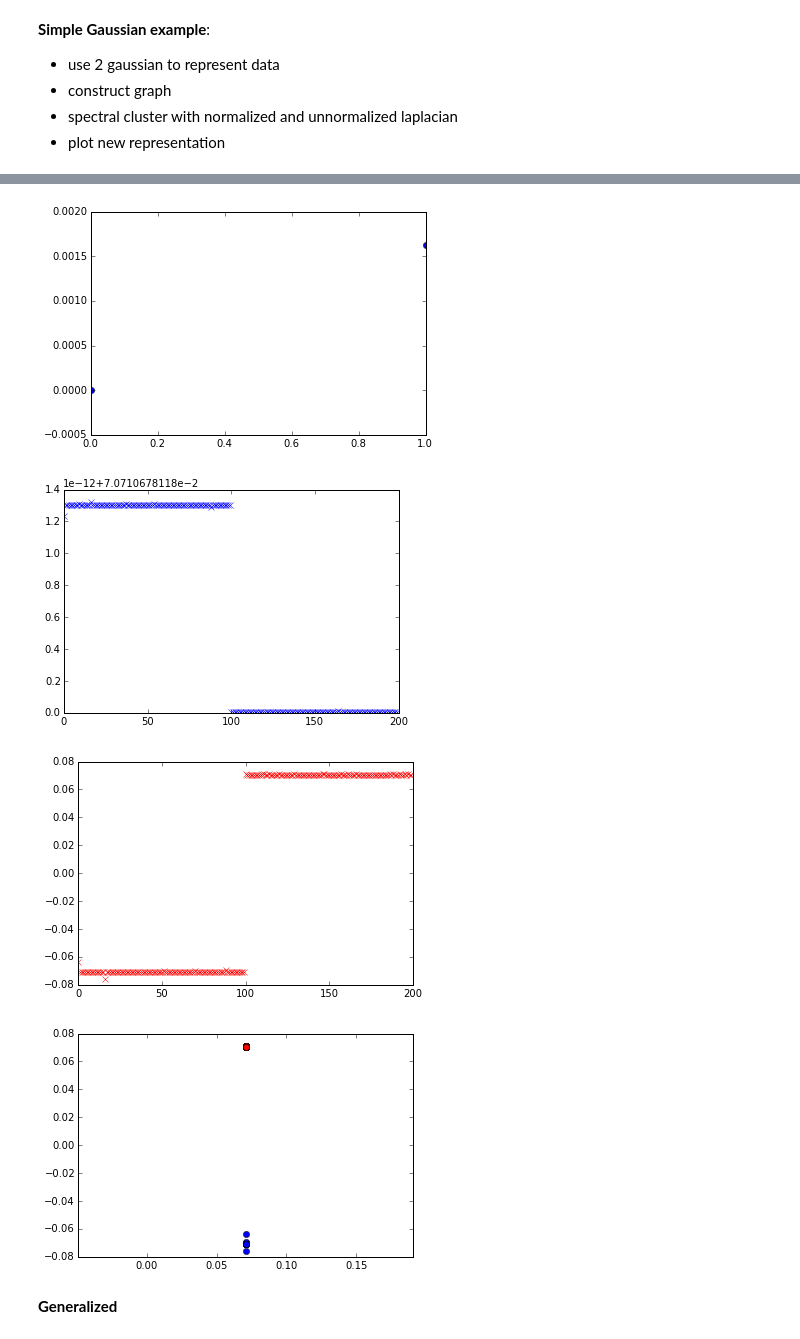
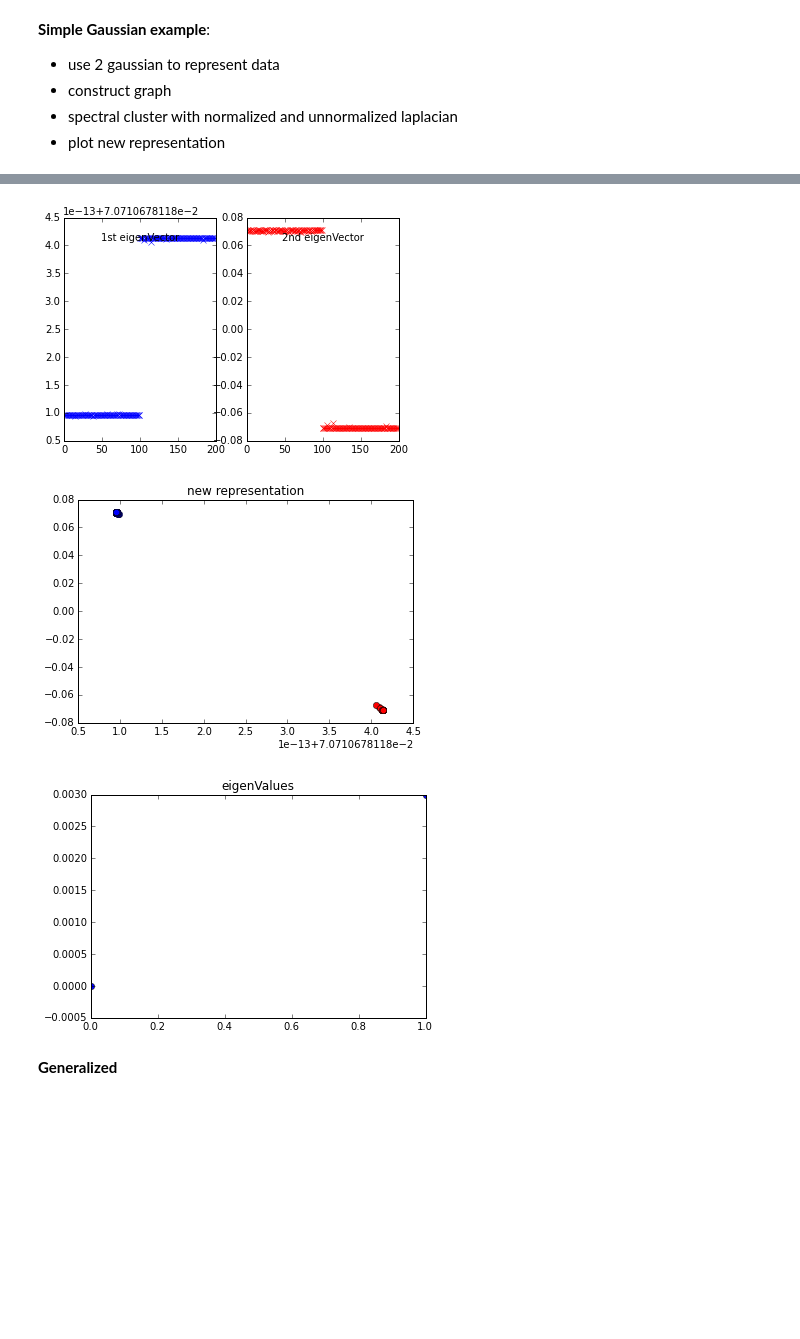
Before and after one commit to babakahmadi/Thesis, a Jupyter notebook: implementation/ Simple Gaussian example.ipynb, the cells around one changed output, grey strips where cells are left out. Saved outputs shown, nothing was run; the diff lists cells and outputs as text; code cells hidden in the pictures; blank space fills up the shorter version.

```diff
--- a/implementation/ Simple Gaussian example.ipynb
+++ b/implementation/ Simple Gaussian example.ipynb
@@ -52,23 +57,29 @@ eigenVectors = eigenVectors[:,idx]
-# %%
-plt.plot(range(2),eigenValues[:2],'bo')
-plt.show()
-plt.plot(range(200),eigenVectors[:,0],'x')
-plt.show()
-plt.plot(range(200),eigenVectors[:,1],'rx')
-plt.show()
-# %% [output]
-[figure, removed]
-[figure, removed]
-[figure, removed]
-# %%
-xt = eigenVectors[:,0]
-yt = eigenVectors[:,1]
-plt.plot(xt[:100], yt[:100], 'bo')
-plt.plot(xt[100:], yt[100:], 'ro')
-plt.axis('equal')
-plt.show()
-# %% [output]
-[figure, removed]
+# %%
+f, (ax1, ax2) = plt.subplots(1, 2)
+
+ax1.plot(range(200),eigenVectors[:,0],'x')
+ax1.text(.5,.9,'1st eigenVector',
+        horizontalalignment='center',
+        transform=ax1.transAxes)
+
+ax2.plot(range(200),eigenVectors[:,1],'rx')
+ax2.text(.5,.9,'2nd eigenVector',
+        horizontalalignment='center',
+        transform=ax2.transAxes)
+plt.show()
+plt.plot(xt[label==0], yt[label==0], 'bo')
+plt.plot(xt[label==1], yt[label==1], 'ro')
+
+plt.title('new representation')
+plt.show()
+
+plt.plot(range(2),eigenValues[:2],'bo')
+plt.title('eigenValues')
+plt.show()
+# %% [output]
+[figure, added]
+[figure, added]
+[figure, added]
 # %% [markdown]
 __Generalized__
 # %%
```
Also changed, not shown: parts of 6 cells of this notebook, 2 other files.
